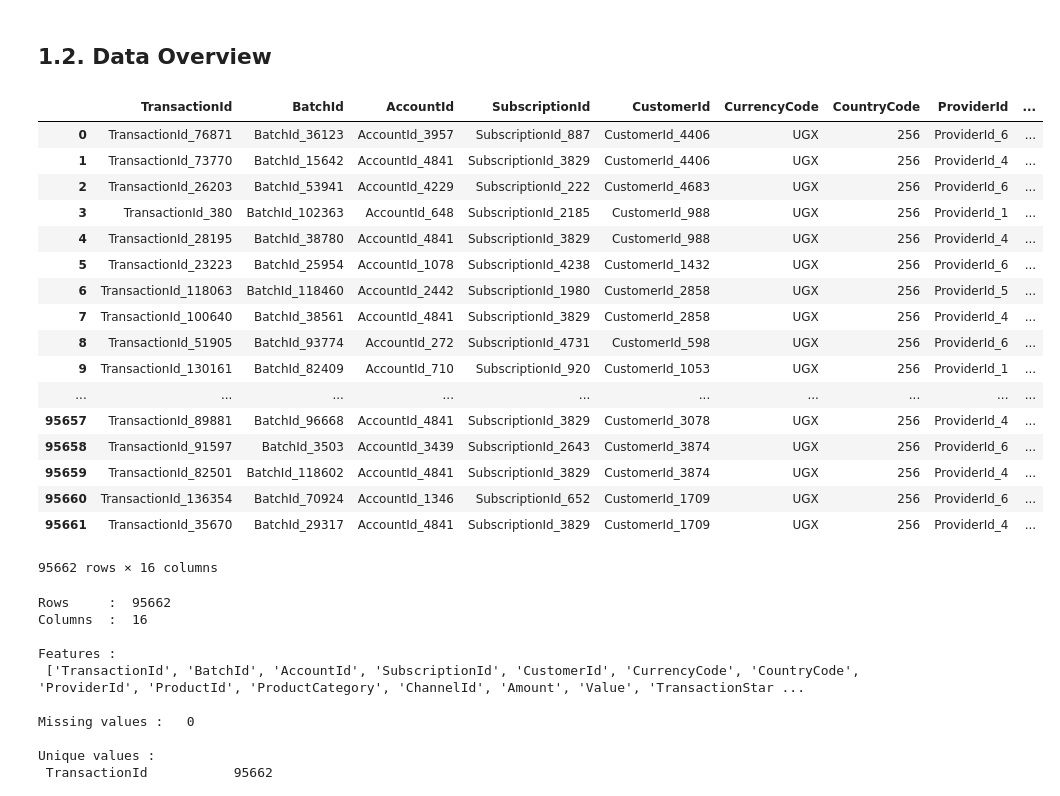
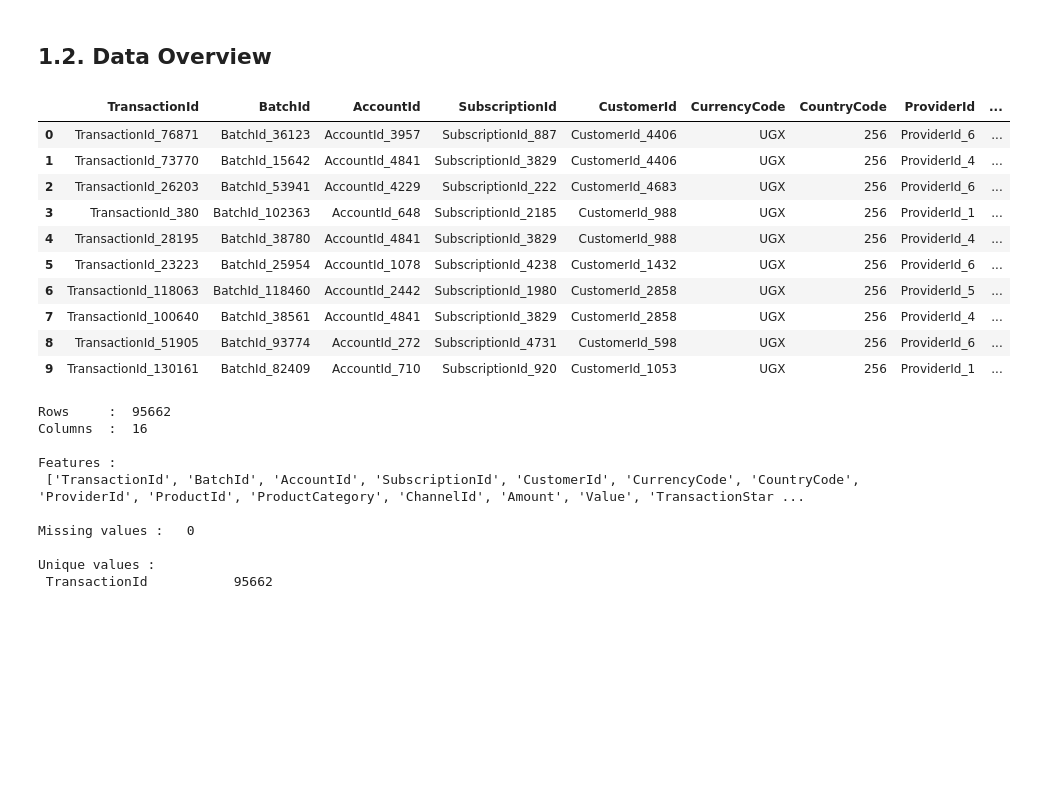
Before and after one commit to SimphiweK/Fraud-Detection, a Jupyter notebook: Fraud Detection.ipynb, the cells around one changed output. Cells and saved outputs as stored; diff of their text form; code cells hidden in the pictures; blank space fills up the shorter version.

```diff
--- a/Fraud Detection.ipynb
+++ b/Fraud Detection.ipynb
@@ -108,26 +106,19 @@ memory usage: 5.2+ MB
 # %% [markdown]
 ## <a id='1.2'>1.2. Data Overview</a>
 # %%
-train
+train.head(10)
 # %% [output]
 |  | TransactionId | BatchId | AccountId | SubscriptionId | CustomerId | CurrencyCode | CountryCode | ProviderId | ... |
 | 0 | TransactionId_76871 | BatchId_36123 | AccountId_3957 | SubscriptionId_887 | CustomerId_4406 | UGX | 256 | ProviderId_6 | ... |
 | 1 | TransactionId_73770 | BatchId_15642 | AccountId_4841 | SubscriptionId_3829 | CustomerId_4406 | UGX | 256 | ProviderId_4 | ... |
 | 2 | TransactionId_26203 | BatchId_53941 | AccountId_4229 | SubscriptionId_222 | CustomerId_4683 | UGX | 256 | ProviderId_6 | ... |
 | 3 | TransactionId_380 | BatchId_102363 | AccountId_648 | SubscriptionId_2185 | CustomerId_988 | UGX | 256 | ProviderId_1 | ... |
 | 4 | TransactionId_28195 | BatchId_38780 | AccountId_4841 | SubscriptionId_3829 | CustomerId_988 | UGX | 256 | ProviderId_4 | ... |
 | 5 | TransactionId_23223 | BatchId_25954 | AccountId_1078 | SubscriptionId_4238 | CustomerId_1432 | UGX | 256 | ProviderId_6 | ... |
 | 6 | TransactionId_118063 | BatchId_118460 | AccountId_2442 | SubscriptionId_1980 | CustomerId_2858 | UGX | 256 | ProviderId_5 | ... |
 | 7 | TransactionId_100640 | BatchId_38561 | AccountId_4841 | SubscriptionId_3829 | CustomerId_2858 | UGX | 256 | ProviderId_4 | ... |
 | 8 | TransactionId_51905 | BatchId_93774 | AccountId_272 | SubscriptionId_4731 | CustomerId_598 | UGX | 256 | ProviderId_6 | ... |
 | 9 | TransactionId_130161 | BatchId_82409 | AccountId_710 | SubscriptionId_920 | CustomerId_1053 | UGX | 256 | ProviderId_1 | ... |
-| ... | ... | ... | ... | ... | ... | ... | ... | ... | ... |
-| 95657 | TransactionId_89881 | BatchId_96668 | AccountId_4841 | SubscriptionId_3829 | CustomerId_3078 | UGX | 256 | ProviderId_4 | ... |
-| 95658 | TransactionId_91597 | BatchId_3503 | AccountId_3439 | SubscriptionId_2643 | CustomerId_3874 | UGX | 256 | ProviderId_6 | ... |
-| 95659 | TransactionId_82501 | BatchId_118602 | AccountId_4841 | SubscriptionId_3829 | CustomerId_3874 | UGX | 256 | ProviderId_4 | ... |
-| 95660 | TransactionId_136354 | BatchId_70924 | AccountId_1346 | SubscriptionId_652 | CustomerId_1709 | UGX | 256 | ProviderId_6 | ... |
-| 95661 | TransactionId_35670 | BatchId_29317 | AccountId_4841 | SubscriptionId_3829 | CustomerId_1709 | UGX | 256 | ProviderId_4 | ... |
-95662 rows × 16 columns
 # %%
 print ("Rows     : " ,train.shape[0])
 print ("Columns  : " ,train.shape[1])
```
Also changed, not shown: parts of 76 cells of this notebook.
